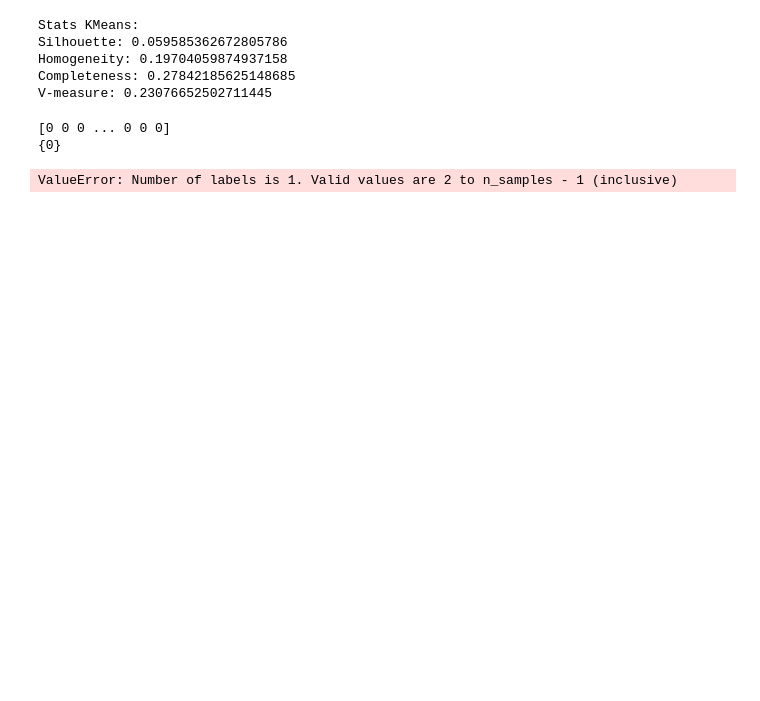
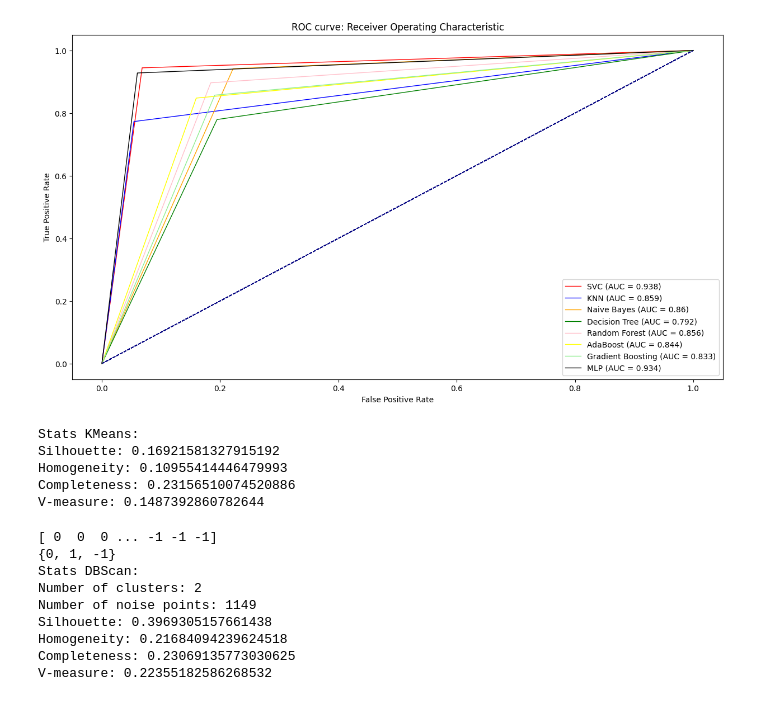
Before and after one commit to S1107327/datascience, a Jupyter notebook: ClassAndCluster.ipynb, the cells around one changed output. Drawn from its saved outputs; the diff is of its cells as text; code cells hidden in the pictures; blank space fills up the shorter version.

Commit message:
Continuazione class cluster

```diff
--- a/ClassAndCluster.ipynb
+++ b/ClassAndCluster.ipynb
@@ -150,0 +280,5 @@ MLP. Accuracy: 0.936
+# %%
+# confusion matrix display
+for i in range(len(names)):
+    print(confusion_matrices[i])
+    plt.show()
@@ -150,0 +294,5 @@ MLP. Accuracy: 0.936
+# %%
+#Classification reports
+for i in range(len(names)):
+    print (f"{names[i]} Classification Report:" );
+    print (classification_reports[i]);
@@ -151,8 +317,19 @@ MLP. Accuracy: 0.936
+# %%
+plt.figure(figsize=(15,8))
+for i in range(len(names)):
+    cm = ['red', 'blue', 'orange', 'green', 'pink', 'yellow', 'lightgreen', 'black', 'purple', 'lightblue'] #add more colours for more algorithms
+    plt.plot(false_pos_rates[i], true_pos_rates[i], c=cm[i], lw=1,
+             label=f"{names[i]} (AUC = {round(roc_aucs[i],3)})")
+    plt.plot([0, 1], [0, 1], color='navy', lw=1, linestyle='--')
+    plt.xlabel('False Positive Rate')
+    plt.ylabel('True Positive Rate')
+    plt.title('ROC curve: Receiver Operating Characteristic')
+    plt.legend(loc="lower right")
+# %% [output]
+[figure, added]
 # %%
 #clustering
-#qua non serve l'holdout no? Tanto non ho mica allenamento
-true_labels=[0 if l=="legit" else 1 for l in dataset["label"]]
-
+true_labels = list(dataset['label'])
 #kmeans
 #X = StandardScaler().fit_transform(X) serve?
 kmeans=KMeans(n_clusters=2)
@@ -168,13 +345,13 @@ print(f"Completeness: {completeness}")
 print(f"V-measure: {v_measure}")
 # %% [output]
 Stats KMeans:
-Silhouette: 0.059585362672805786
-Homogeneity: 0.19704059874937158
-Completeness: 0.27842185625148685
-V-measure: 0.23076652502711445
+Silhouette: 0.16921581327915192
+Homogeneity: 0.10955414446479993
+Completeness: 0.23156510074520886
+V-measure: 0.1487392860782644
 # %%
 #dbscan
-dbscan=DBSCAN(eps=25, min_samples=95)
+dbscan=DBSCAN(eps=4, min_samples=156)
 cluster=dbscan.fit(embedded_domain_names)
 pred_labels=cluster.labels_
 print(pred_labels)
@@ -192,6 +369,12 @@ print(f"Homogeneity: {homogeneity}")
 print(f"Completeness: {completeness}")
 print(f"V-measure: {v_measure}")
 # %% [output]
-[0 0 0 ... 0 0 0]
-{0}
+[ 0  0  0 ... -1 -1 -1]
+{0, 1, -1}
+Stats DBScan:
+Number of clusters: 2
+Number of noise points: 1149
+Silhouette: 0.3969305157661438
+Homogeneity: 0.21684094239624518
+Completeness: 0.23069135773030625
+V-measure: 0.22355182586268532
-ValueError: Number of labels is 1. Valid values are 2 to n_samples - 1 (inclusive)
```
Also changed, not shown: parts of 11 cells of this notebook, 3 other files.
